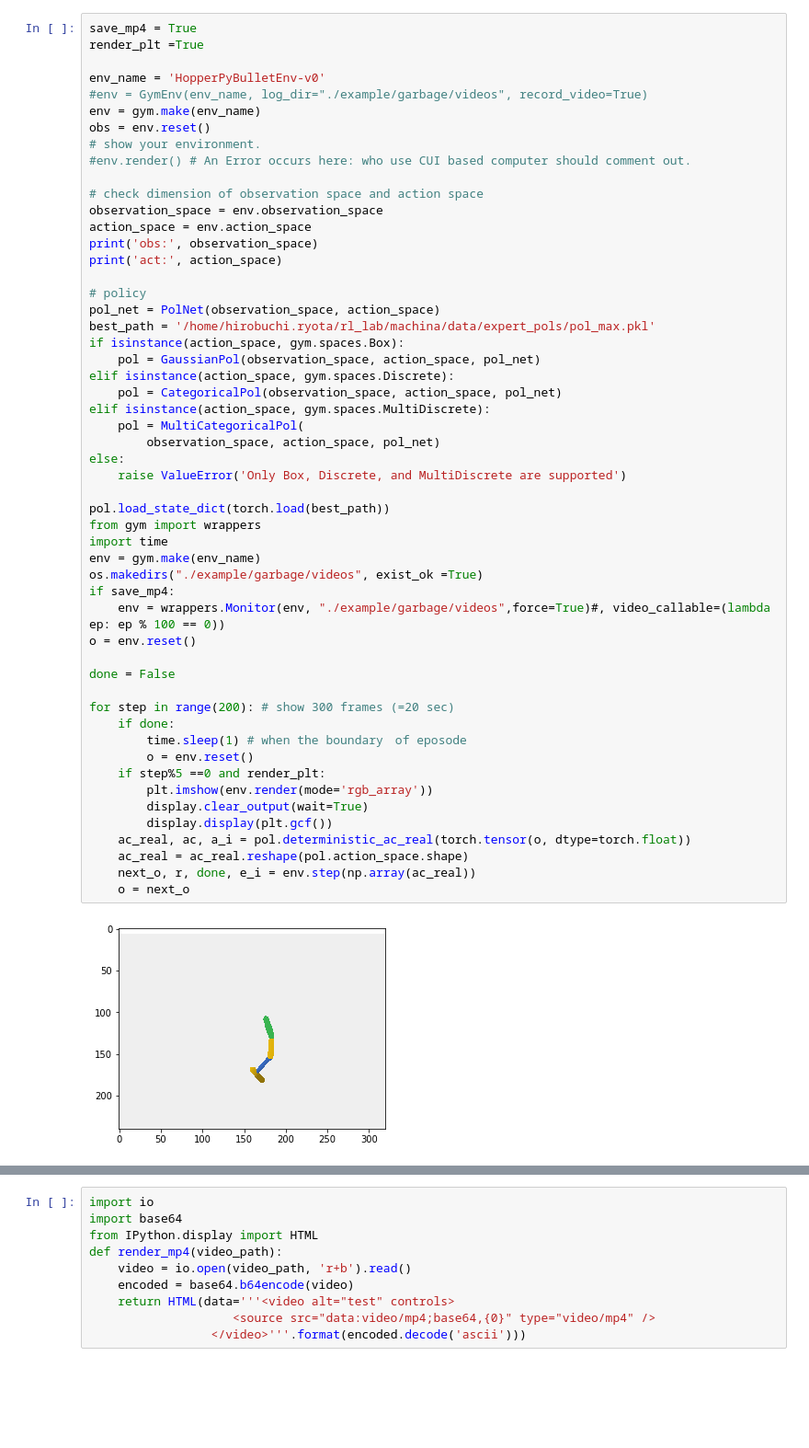
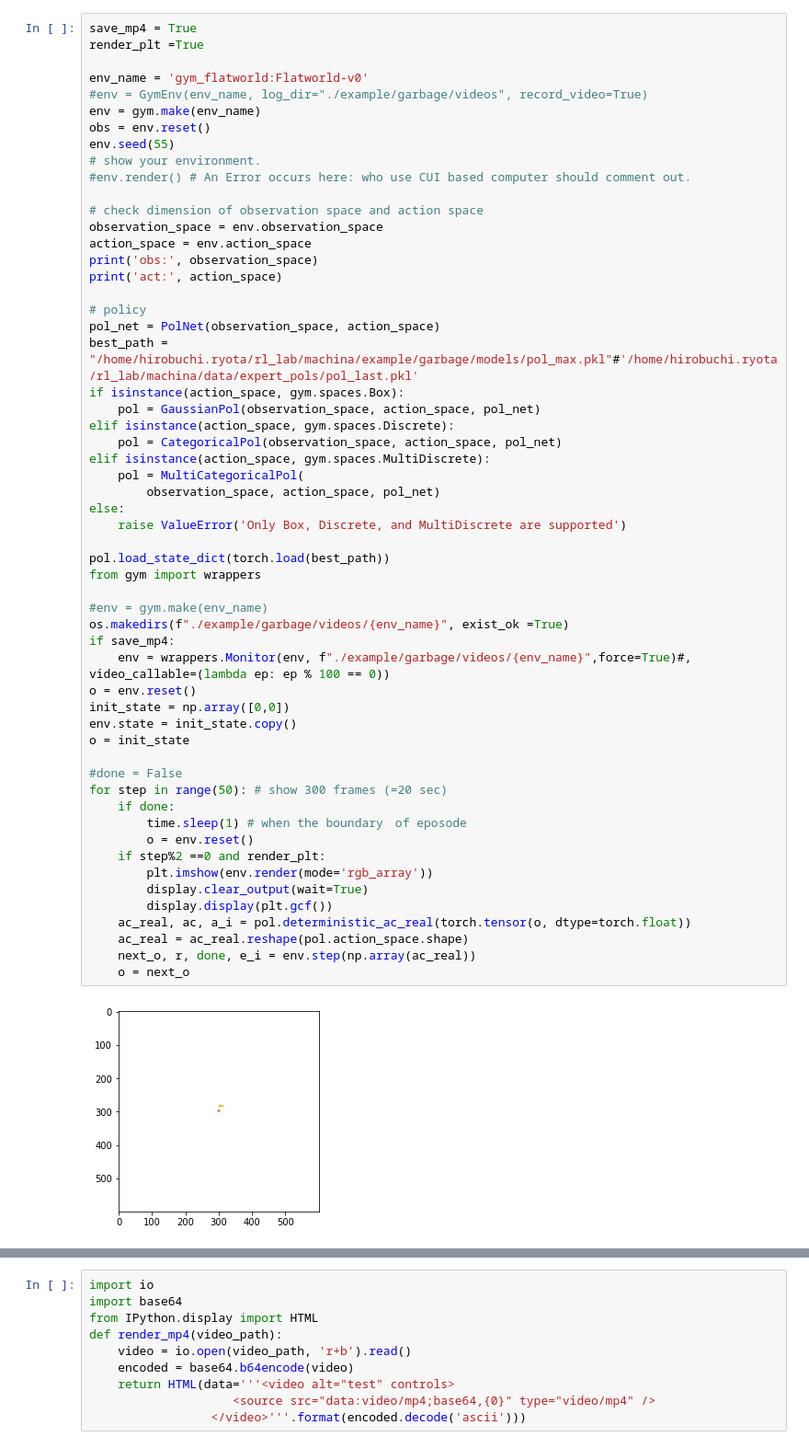
Before and after one commit to KtechB/machina, a Jupyter notebook: render_gym.py.ipynb, the cells around one changed output, grey strips where cells are left out. Shown: that part at 92% size. Cells and saved outputs as stored; diff of their text form; blank space fills up the shorter version.

```diff
--- a/render_gym.py.ipynb
+++ b/render_gym.py.ipynb
@@ -15,10 +16,11 @@ import torch
 save_mp4 = True
 render_plt =True
 
-env_name = 'HopperPyBulletEnv-v0'
+env_name = 'gym_flatworld:Flatworld-v0'
 #env = GymEnv(env_name, log_dir="./example/garbage/videos", record_video=True)
 env = gym.make(env_name)
 obs = env.reset()
+env.seed(55)
 # show your environment.
 #env.render() # An Error occurs here: who use CUI based computer should comment out.
 
@@ -29,40 +31,42 @@ print('obs:', observation_space)
 print('act:', action_space)
 
 # policy
 pol_net = PolNet(observation_space, action_space)
-best_path = '/home/hirobuchi.ryota/rl_lab/machina/data/expert_pols/pol_max.pkl'
+best_path = "/home/hirobuchi.ryota/rl_lab/machina/example/garbage/models/pol_max.pkl"#'/home/hirobuchi.ryota/rl_lab/machina/data/expert_pols/pol_last.pkl'
 if isinstance(action_space, gym.spaces.Box):
     pol = GaussianPol(observation_space, action_space, pol_net)
 elif isinstance(action_space, gym.spaces.Discrete):
     pol = CategoricalPol(observation_space, action_space, pol_net)
 elif isinstance(action_space, gym.spaces.MultiDiscrete):
     pol = MultiCategoricalPol(
         observation_space, action_space, pol_net)
 else:
     raise ValueError('Only Box, Discrete, and MultiDiscrete are supported')
 
 pol.load_state_dict(torch.load(best_path))
 from gym import wrappers
-import time
-env = gym.make(env_name)
-os.makedirs("./example/garbage/videos", exist_ok =True)
+
+#env = gym.make(env_name)
+os.makedirs(f"./example/garbage/videos/{env_name}", exist_ok =True)
 if save_mp4:
-    env = wrappers.Monitor(env, "./example/garbage/videos",force=True)#, video_callable=(lambda ep: ep % 100 == 0))
+    env = wrappers.Monitor(env, f"./example/garbage/videos/{env_name}",force=True)#, video_callable=(lambda ep: ep % 100 == 0))
 o = env.reset()
+init_state = np.array([0,0])
+env.state = init_state.copy()
+o = init_state
 
-done = False
-
-for step in range(200): # show 300 frames (=20 sec)
+#done = False
+for step in range(50): # show 300 frames (=20 sec)
     if done:
         time.sleep(1) # when the boundary　of eposode
         o = env.reset()
-    if step%5 ==0 and render_plt:
+    if step%2 ==0 and render_plt:
         plt.imshow(env.render(mode='rgb_array'))
         display.clear_output(wait=True)
         display.display(plt.gcf())
     ac_real, ac, a_i = pol.deterministic_ac_real(torch.tensor(o, dtype=torch.float))
     ac_real = ac_real.reshape(pol.action_space.shape)
     next_o, r, done, e_i = env.step(np.array(ac_real))
     o = next_o
 # %% [output]
-[figure, old version]
+[figure, new version]
```
Also changed, not shown: parts of 4 cells of this notebook, 3 other files.
